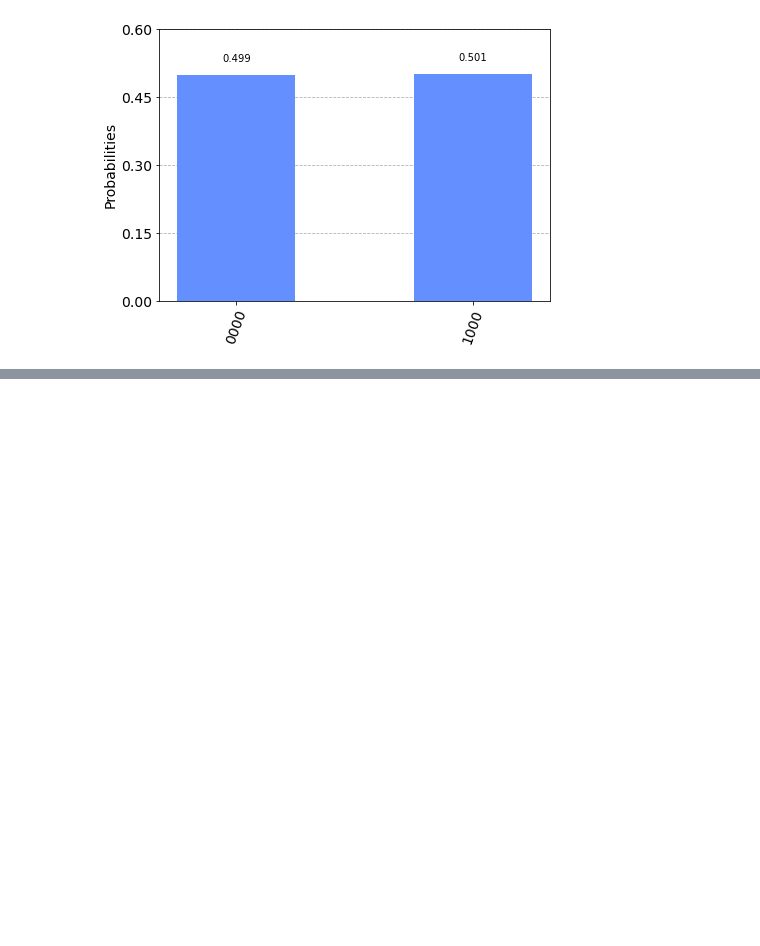
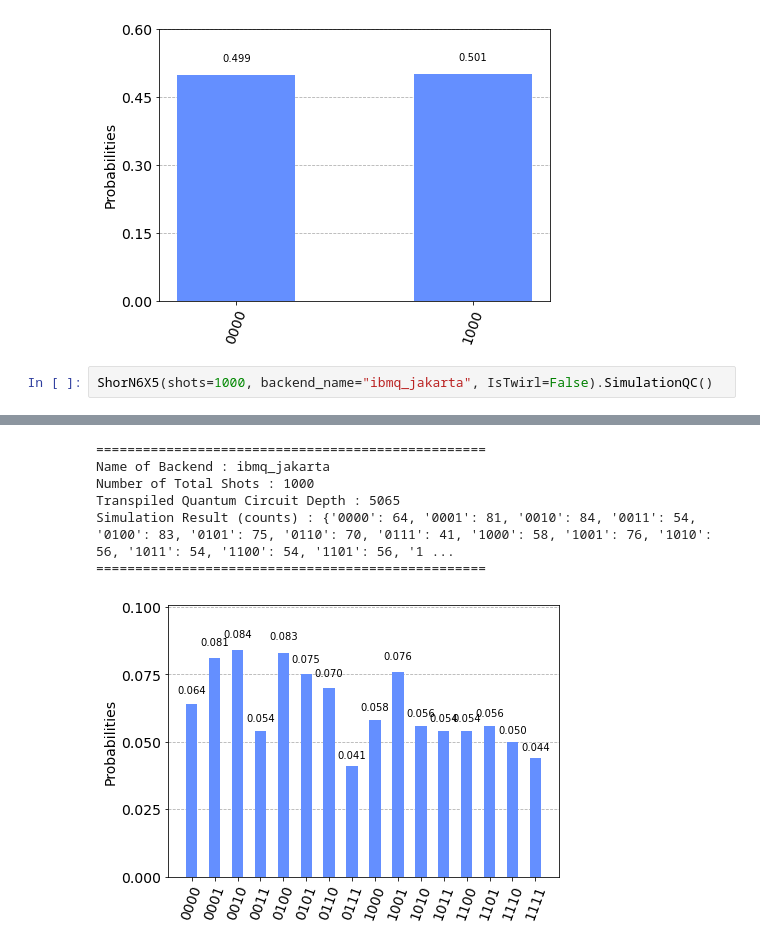
Before and after one commit to ReoLusia/ShorAlgorithm, a Jupyter notebook: Main_ShorN6X5.ipynb, the cells around one changed output, grey strips where cells are left out. Cells and saved outputs as stored; diff of their text form; blank space fills up the shorter version.

Commit message:
[Update]
- Some simulations

```diff
--- a/Main_ShorN6X5.ipynb
+++ b/Main_ShorN6X5.ipynb
@@ -60,3 +60,6 @@ Transpiled Quantum Circuit Depth : 547
 Simulation Result (counts) : {'0000': 489, '1000': 511}
 ==================================================
 [figure]
+# %%
+ShorN6X5(shots=1000, backend_name="ibmq_jakarta", IsTwirl=False).SimulationQC()
+# %% [output]
@@ -62,0 +67,7 @@ Simulation Result (counts) : {'0000': 489, '1000': 511}
+==================================================
+Name of Backend : ibmq_jakarta
+Number of Total Shots : 1000
+Transpiled Quantum Circuit Depth : 5065
+Simulation Result (counts) : {'0000': 64, '0001': 81, '0010': 84, '0011': 54, '0100': 83, '0101': 75, '0110': 70, '0111': 41, '1000': 58, '1001': 76, '1010': 56, '1011': 54, '1100': 54, '1101': 56, '1 ...
+==================================================
+[figure, added]
```
Also changed, not shown: parts of 32 cells of this notebook.
